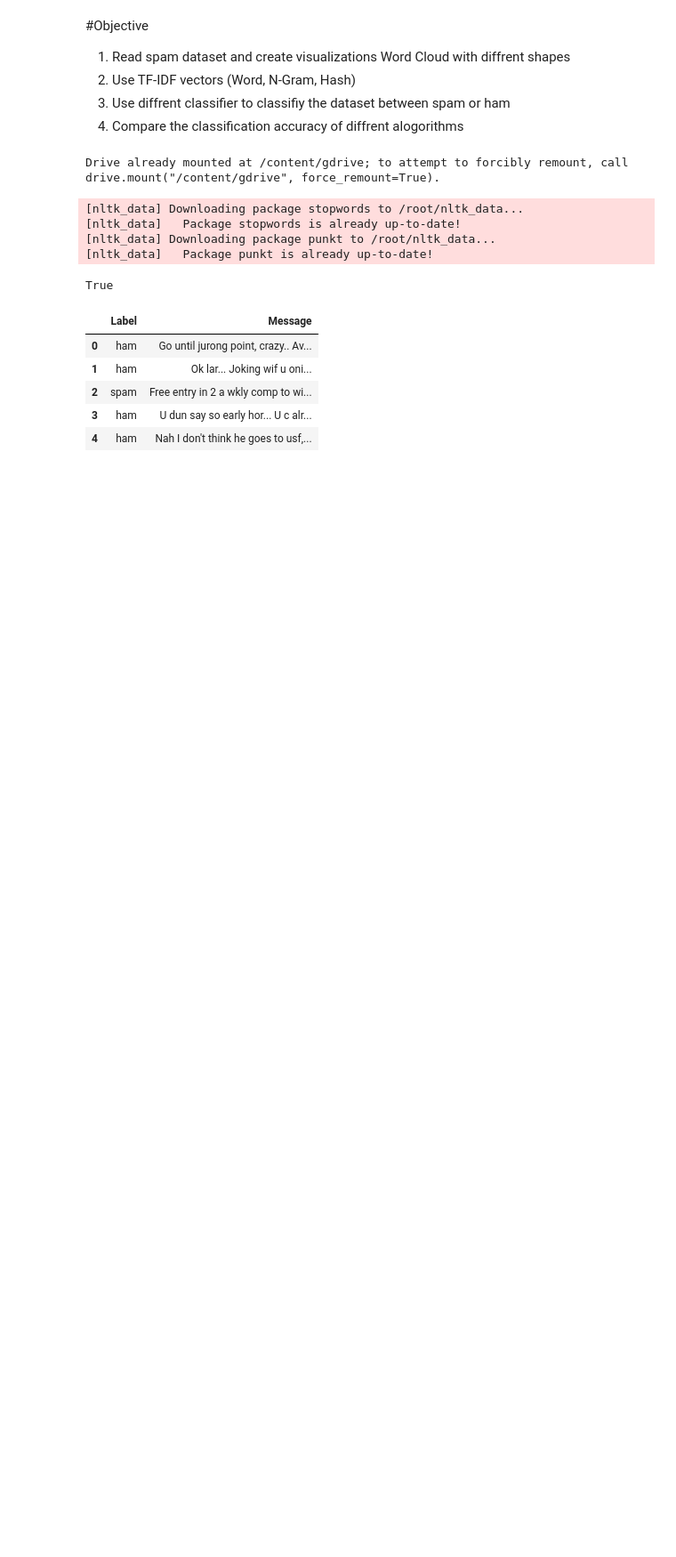
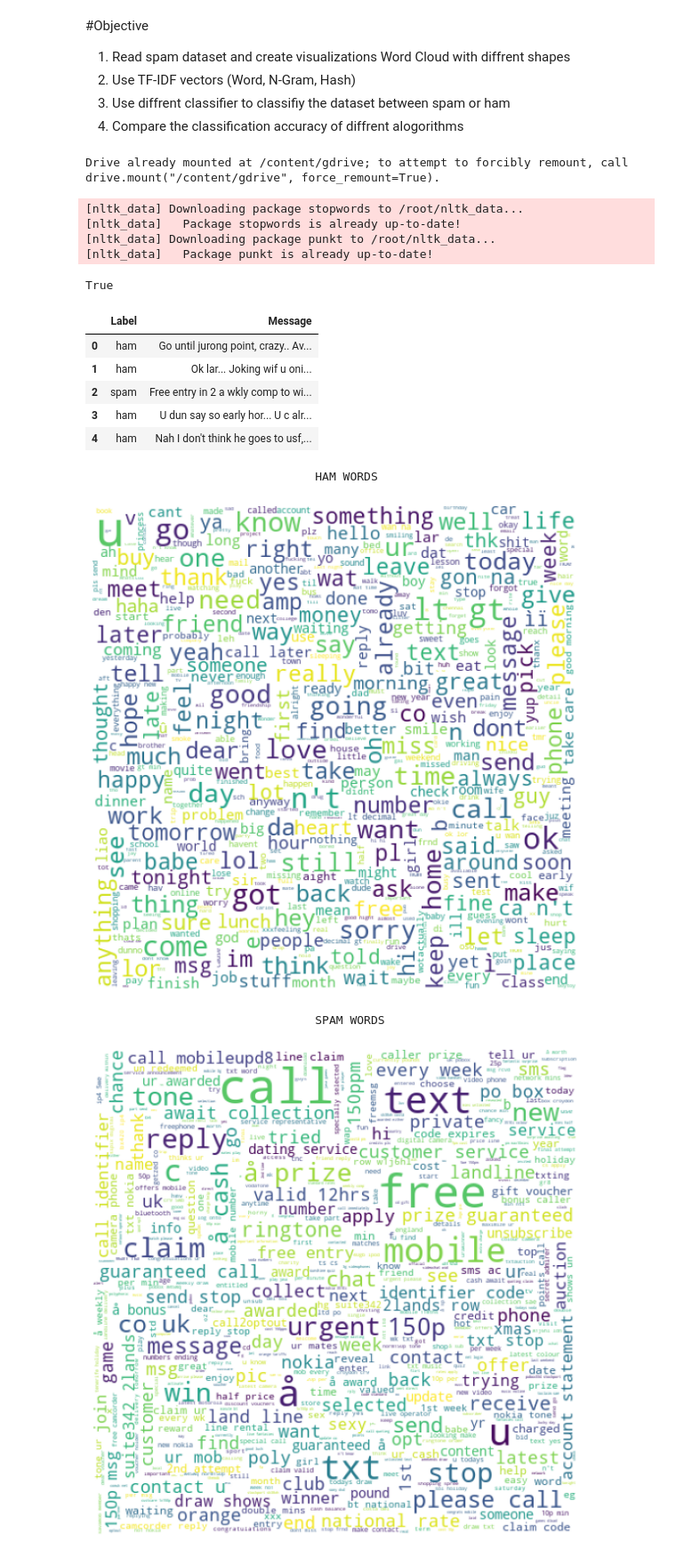
Before and after one commit to dinesh-umkc/kdm, a Jupyter notebook: ICP_5_Spam_Detection.ipynb, the cells around one changed output. Shown at 89% size. Drawn from its saved outputs; the diff is of its cells as text; code cells hidden in the pictures; blank space fills up the shorter version.

```diff
--- a/ICP_5_Spam_Detection.ipynb
+++ b/ICP_5_Spam_Detection.ipynb
@@ -83,3 +85,26 @@ for words in spam_dataset.Message:
     tokens = nltk.word_tokenize(txt)
     for word in tokens:
         spam_words = spam_words + word + " "
+# %%
+def gen_wordcloud(wordcloud):
+    plt.figure(figsize = (10,8))
+    plt.imshow(wordcloud)
+    plt.tight_layout(pad=0)
+    plt.axis('off')
+    plt.show()
+
+print("\n")
+print("\t\t\t\t HAM WORDS")
+wordcloud = WordCloud(background_color = 'white', width = 500, height = 500, stopwords = stopwords,
+                     max_words = 500, max_font_size = 50, random_state = 42).generate(ham_words)
+gen_wordcloud(wordcloud)
+
+print("\t\t\t\t SPAM WORDS")
+wordcloud = WordCloud(background_color = 'white', width = 500, height = 500, stopwords = stopwords,
+                     max_words = 500, max_font_size = 50, random_state = 42).generate(spam_words)
+gen_wordcloud(wordcloud)
+# %% [output]
+                                 HAM WORDS
+[figure, added]
+                                 SPAM WORDS
+[figure, added]
```
Also changed, not shown: parts of 2 cells of this notebook.
